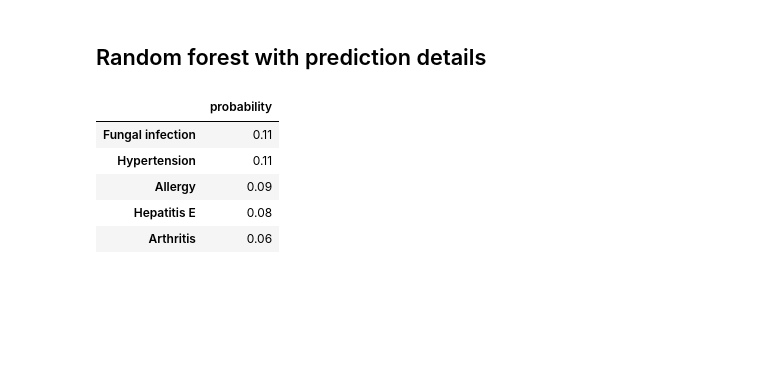
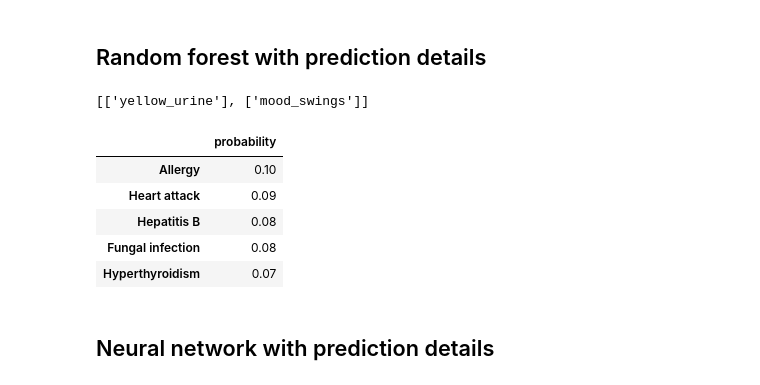
Before and after one commit to tom-bourjala/SDU-ML-DSP, a Jupyter notebook: main.ipynb, the cells around one changed output. Drawn from its saved outputs; the diff is of its cells as text; code cells hidden in the pictures; blank space fills up the shorter version.

```diff
--- a/main.ipynb
+++ b/main.ipynb
@@ -448,13 +489,11 @@ plt.ylabel("accuracy")
 plt.xlabel("n_neighbors")
 plt.legend()
 
-# GridSearchCV
-from sklearn.model_selection import GridSearchCV
+# GridSearch
 param_grid_knn = {'n_neighbors': np.arange(1, 20, 2)}
 
-grid = GridSearchCV(KNeighborsClassifier(), param_grid=param_grid_knn,
-                    cv=5, return_train_score=True)
-grid.fit(X_train, y_train)
+grid = CustomGridSearch(KNeighborsClassifier(), param_grid_knn)
+grid.fit(X_train, y_train, X_test, y_test)
 
 print("best mean cross-validation score: {:.3f}".format(grid.best_score_))
 print("best parameters: {}".format(grid.best_params_))
@@ -517,19 +556,14 @@ accuracy: 0.93
 # %%
-# Optimum “max_depth_node”
-from sklearn.model_selection import GridSearchCV
-
 param_grid = {'max_depth': range(1, 60, 1)}
 
-grid = GridSearchCV(DecisionTreeClassifier(random_state=42, max_features=3), param_grid=param_grid,
-                    cv=5, return_train_score=True)
+grid = CustomGridSearch(DecisionTreeClassifier(random_state=42, max_features=3), param_grid)
+grid.fit(X_train, y_train_labels, X_test, y_test_labels)
 
-grid.fit(X_train, y_train_labels)
+scores = pd.DataFrame(grid.results_)
 
-scores = pd.DataFrame(grid.cv_results_)
-scores.plot(x='param_max_depth', y=['mean_test_score', 'mean_train_score'], ylim=(0, 1))
+scores.plot(x='max_depth', y='test_score', ylim=(0, 1))
 
-print("best mean cross-validation score: {:.3f}".format(grid.best_score_))
+print("best score: {:.3f}".format(grid.best_score_))
 print("best parameters: {}".format(grid.best_params_))
-
 print("test-set score: {:.3f}".format(grid.score(X_test, y_test_labels)))
 # %% [output]
@@ -540,14 +574,13 @@ test-set score: 0.926
 # %%
 param_grid = {'max_features': range(1, 10, 1), 'max_depth': [grid.best_params_['max_depth']]}
 
-grid = GridSearchCV(DecisionTreeClassifier(random_state=42), param_grid=param_grid,
-                    cv=5, return_train_score=True)
+grid = CustomGridSearch(DecisionTreeClassifier(random_state=42), param_grid)
 
-grid.fit(X_train, y_train_labels)
+grid.fit(X_train, y_train_labels, X_test, y_test_labels)
 
-scores = pd.DataFrame(grid.cv_results_)
+scores = pd.DataFrame(grid.results_)
 
-scores.plot(x='param_max_features', y=['mean_test_score', 'mean_train_score'], ylim=(0, 1))
+scores.plot(x='max_features', y='test_score', ylim=(0, 1))
 
 print("best mean cross-validation score: {:.3f}".format(grid.best_score_))
 print("best parameters: {}".format(grid.best_params_))
@@ -634,35 +773,39 @@ accuracy: 1.00
 ## Random forest with prediction details
 # %%
 # Emulate user input with 5 random symptoms
-user_symptoms_list = pd.DataFrame(symptoms).sample(5).values.tolist()
-user_symptoms_list = [['coma']]
+user_symptoms_list = pd.DataFrame(symptoms).sample(2).values.tolist()
+print(user_symptoms_list)
 
 # Create a DataFrame with 'symptom' column
 user_symptoms_df = pd.DataFrame(user_symptoms_list, columns=['symptom'])
 
 # Initialize an empty DataFrame with all symptom columns
-user_symptoms_encoded = pd.DataFrame(columns=symptoms, dtype=np.uint8)
-user_symptoms_encoded.loc[0] = [0] * len(symptoms)
-
+empty_symptoms_encoded = pd.DataFrame(columns=symptoms, dtype=np.uint8)
+empty_symptoms_encoded.loc[0] = [0] * len(symptoms)
+user_symptoms_encoded = empty_symptoms_encoded.copy()
 # Set the corresponding columns of the random symptoms to 1
 for symptom in user_symptoms_list:
     user_symptoms_encoded[symptom[0]] = 1
 
 # Reorder columns to match the features in the train set
 user_symptoms_encoded = user_symptoms_encoded[X_train.columns]
+empty_symptoms_encoded = empty_symptoms_encoded[X_train.columns]
 
 # Create a dataframe with the probabilities
 user_symptoms_prob = pd.DataFrame(clf.predict_proba(user_symptoms_encoded), columns=clf.classes_)
 user_symptoms_prob = user_symptoms_prob.transpose()
 user_symptoms_prob.columns = ['probability']
 user_symptoms_prob = user_symptoms_prob.sort_values(by=['probability'], ascending=False)
 
 # Print the top 5 diseases
 user_symptoms_prob.head(5)
 # %% [output]
+[['yellow_urine'], ['mood_swings']]
 |  | probability |
-| Fungal infection | 0.11 |
-| Hypertension | 0.11 |
-| Allergy | 0.09 |
-| Hepatitis E | 0.08 |
-| Arthritis | 0.06 |
+| Allergy | 0.10 |
+| Heart attack | 0.09 |
+| Hepatitis B | 0.08 |
+| Fungal infection | 0.08 |
+| Hyperthyroidism | 0.07 |
+# %% [markdown]
+## Neural network with prediction details
```
Also changed, not shown: parts of 19 cells of this notebook, 2 other files.
